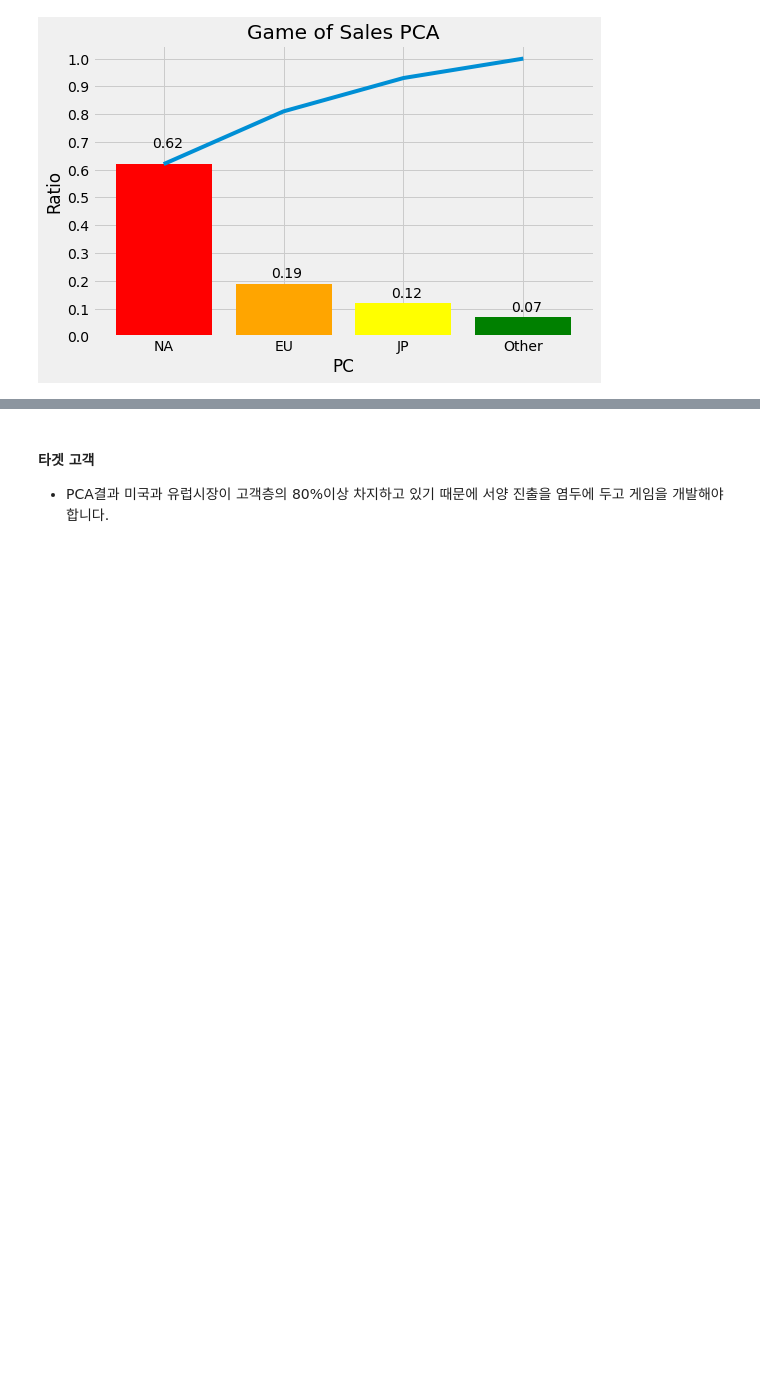
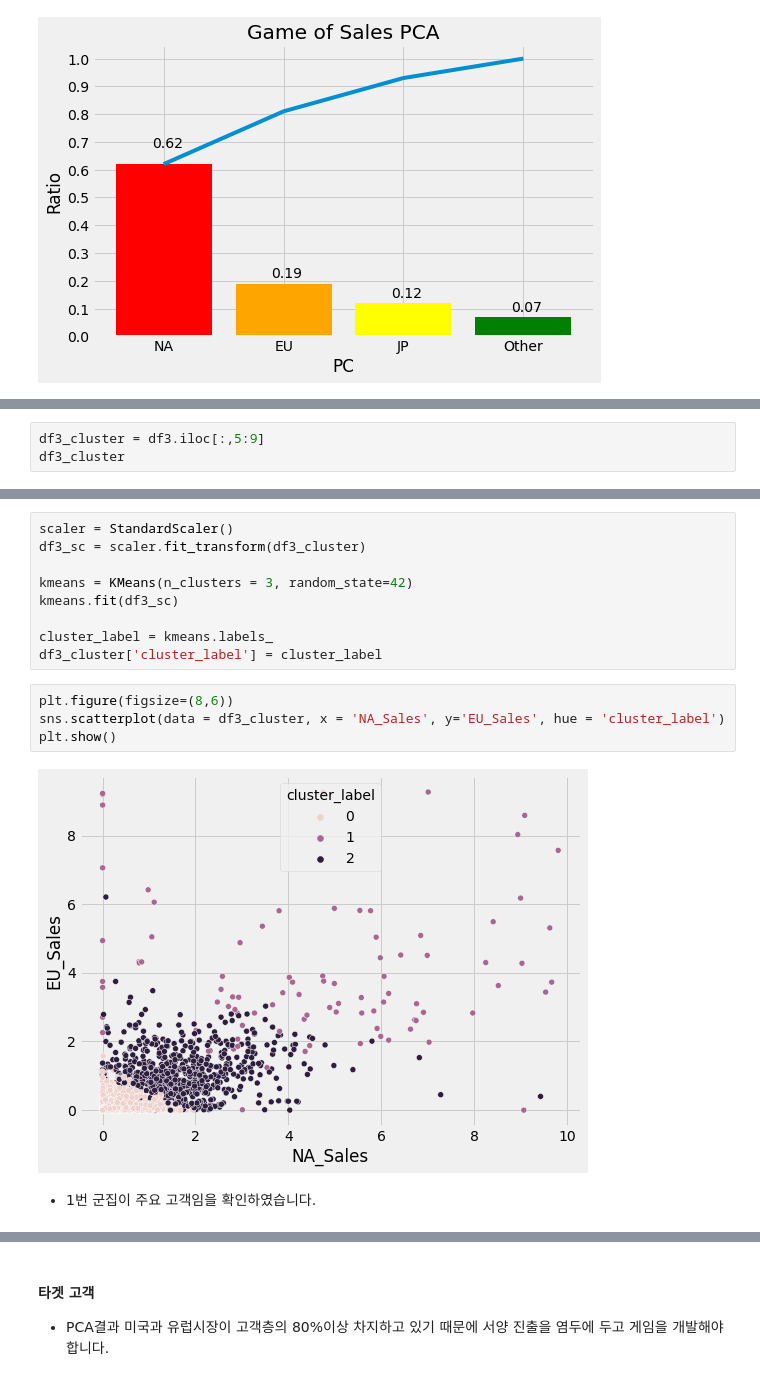
Before and after one commit to ev1025/CS_Project1, a Jupyter notebook: AI_15_이진우_Section1.ipynb, the cells around one changed output, grey strips where cells are left out. Saved outputs shown, nothing was run; the diff lists cells and outputs as text; blank space fills up the shorter version.

```diff
--- a/AI_15_이진우_Section1.ipynb
+++ b/AI_15_이진우_Section1.ipynb
@@ -445,0 +481,3 @@ plt.show();
+# %%
+df3_cluster = df3.iloc[:,5:9]
+df3_cluster
@@ -445,0 +498,17 @@ plt.show();
+# %%
+scaler = StandardScaler()
+df3_sc = scaler.fit_transform(df3_cluster)
+
+kmeans = KMeans(n_clusters = 3, random_state=42)
+kmeans.fit(df3_sc)
+
+cluster_label = kmeans.labels_
+df3_cluster['cluster_label'] = cluster_label
+# %%
+plt.figure(figsize=(8,6))
+sns.scatterplot(data = df3_cluster, x = 'NA_Sales', y='EU_Sales', hue = 'cluster_label')
+plt.show()
+# %% [output]
+[figure, added]
+# %% [markdown]
+- 1번 군집이 주요 고객임을 확인하였습니다.
```
Also changed, not shown: parts of 69 cells of this notebook.
